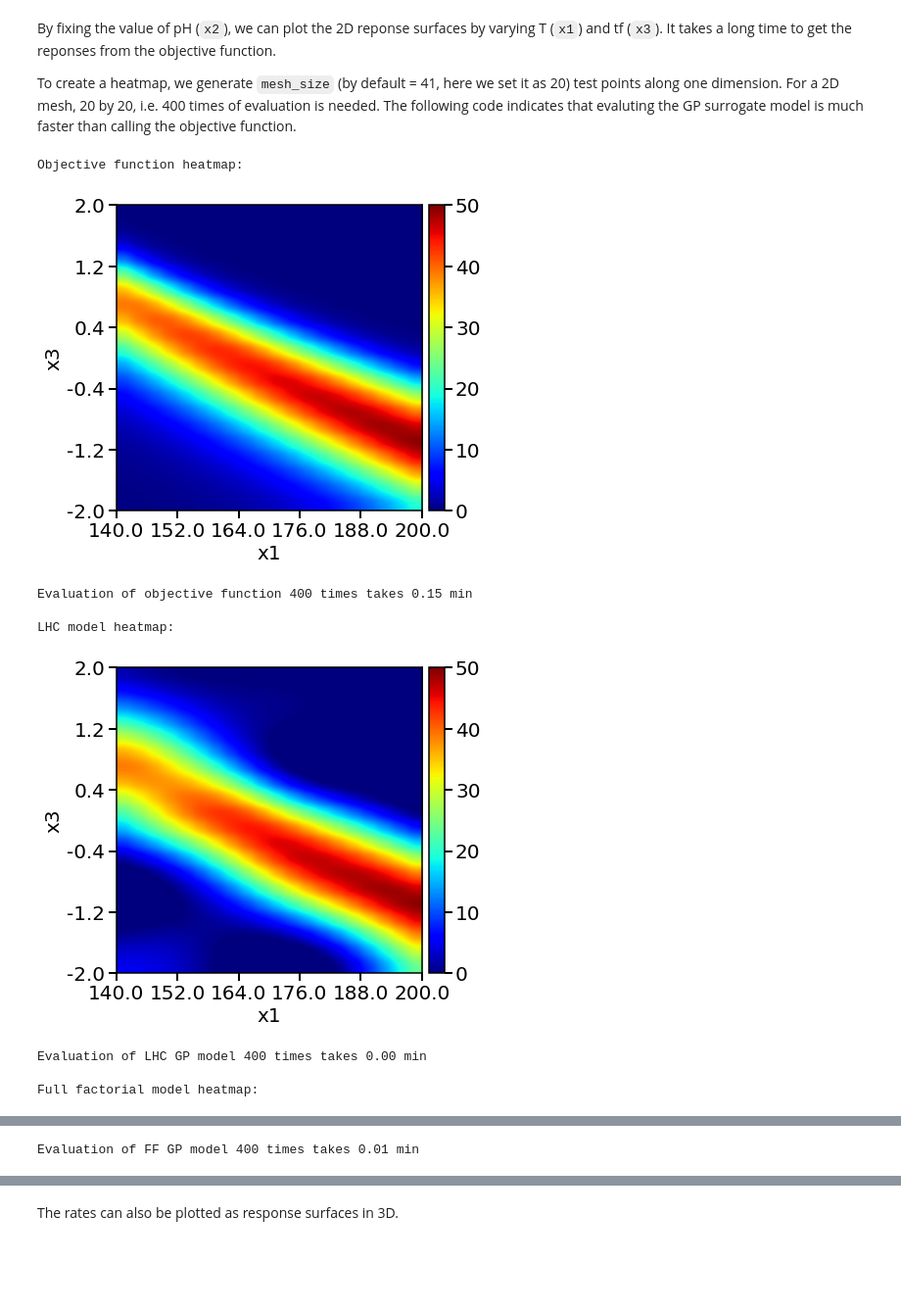
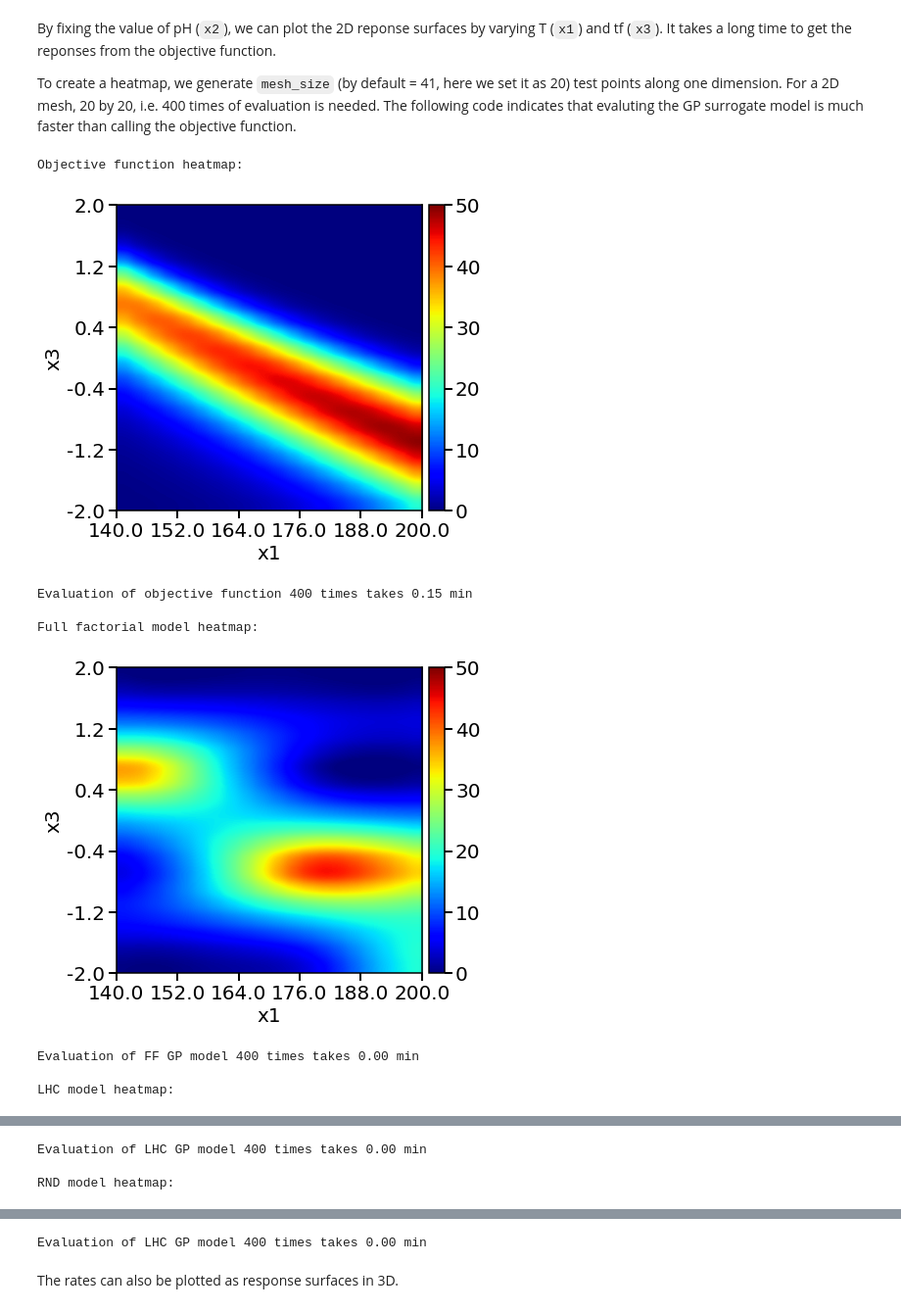
Before and after one commit to VlachosGroup/nextorch, a Jupyter notebook: docs/source/examples/05_PFR_yield.ipynb, the cells around one changed output, grey strips where cells are left out. Shown at 98% size. Cells and saved outputs as stored; diff of their text form; code cells hidden in the pictures; blank space fills up the shorter version.

```diff
--- a/docs/source/examples/05_PFR_yield.ipynb
+++ b/docs/source/examples/05_PFR_yield.ipynb
@@ -156,7 +164,7 @@ We will train two GP models. Some progress status will be printed out.
 # Set its name, the files will be saved under the folder with the same name
 Exp_ff = bo.Experiment('PFR_yield_ff')
 # Import the initial data
-Exp_ff.input_data(X_init_ff, Y_init_ff, X_ranges = X_ranges, unit_flag = True)
+Exp_ff.input_data(X_ff, Y_ff, X_ranges = X_ranges, unit_flag = True)
 # Set the optimization specifications
 # here we set the objective function, minimization by default
 Exp_ff.set_optim_specs(objective_func = objective_func,
@@ -171,4 +179,14 @@ Exp_lhc.input_data(X_init_lhc, Y_init_lhc, X_ranges = X_ranges, unit_flag = True
 # here we set the objective function, minimization by default
 Exp_lhc.set_optim_specs(objective_func = objective_func,
                         maximize =  True)
+
+
+# Set its name, the files will be saved under the folder with the same name
+Exp_rnd = bo.Experiment('PFR_yield_rnd')
+# Import the initial data
+Exp_rnd.input_data(X_rnd, Y_rnd, X_ranges = X_ranges, unit_flag = True)
+# Set the optimization specifications
+# here we set the objective function, minimization by default
+Exp_rnd.set_optim_specs(objective_func = objective_func,
+                        maximize =  True)
 # %% [output]
@@ -185,7 +209,7 @@ We perform 115 more Bayesian Optimization trials for the LHC design using the de
 # %%
 #%% Optimization loop
 # Set the number of iterations
-n_trials_lhc = n_ff - n_init_lhc
+n_trials_lhc = n_total - n_init_lhc
 for i in range(n_trials_lhc):
     # Generate the next experiment point
     X_new, X_new_real, acq_func = Exp_lhc.generate_next_point()
@@ -260,39 +285,53 @@ plotting.objective_heatmap(objective_func,
                           X_ranges,
                           Y_real_range = Y_plot_range,
                           x_indices = x_indices,
                           fixed_values_real = x2_fixed_real,
                           mesh_size = mesh_size)
 end_time = time.time()
 print('Evaluation of objective function {} times takes {:.2f} min\n'.format(n_test, (end_time-start_time)/60))
 
+
+# full factorial heatmap
+print('Full factorial model heatmap: ')
+start_time = time.time()
+plotting.response_heatmap_exp(Exp_ff,
+                              Y_real_range = Y_plot_range,
+                              x_indices = x_indices,
+                              fixed_values_real = x2_fixed_real,
+                              mesh_size = mesh_size)
+end_time = time.time()
+print('Evaluation of FF GP model {} times takes {:.2f} min\n'.format(n_test, (end_time-start_time)/60))
+
+
 # LHC heatmap
 print('LHC model heatmap: ')
 start_time = time.time()
 plotting.response_heatmap_exp(Exp_lhc,
                               Y_real_range = Y_plot_range,
                               x_indices = x_indices,
                               fixed_values_real = x2_fixed_real,
                               mesh_size = mesh_size)
 end_time = time.time()
 print('Evaluation of LHC GP model {} times takes {:.2f} min\n'.format(n_test, (end_time-start_time)/60))
 
-# full factorial heatmap
-print('Full factorial model heatmap: ')
+
+# random sampling heatmap
+print('RND model heatmap: ')
 start_time = time.time()
-plotting.response_heatmap_exp(Exp_ff,
+plotting.response_heatmap_exp(Exp_rnd,
                               Y_real_range = Y_plot_range,
                               x_indices = x_indices,
                               fixed_values_real = x2_fixed_real,
                               mesh_size = mesh_size)
 end_time = time.time()
-print('Evaluation of FF GP model {} times takes {:.2f} min\n'.format(n_test, (end_time-start_time)/60))
+print('Evaluation of LHC GP model {} times takes {:.2f} min\n'.format(n_test, (end_time-start_time)/60))
 # %% [output]
 Objective function heatmap:
 [figure]
 Evaluation of objective function 400 times takes 0.15 min
 
-LHC model heatmap:
+Full factorial model heatmap:
-[figure, old version]
+[figure, new version]
-Evaluation of LHC GP model 400 times takes 0.00 min
+Evaluation of FF GP model 400 times takes 0.00 min
 
-Full factorial model heatmap:
+LHC model heatmap:
@@ -300 +339,3 @@ Full factorial model heatmap:
-Evaluation of FF GP model 400 times takes 0.01 min
+Evaluation of LHC GP model 400 times takes 0.00 min
+
+RND model heatmap:
@@ -301,3 +343,4 @@ Evaluation of FF GP model 400 times takes 0.01 min
+Evaluation of LHC GP model 400 times takes 0.00 min
 # %% [markdown]
 The rates can also be plotted as response surfaces in 3D.
 # %%
```
Also changed, not shown: parts of 13 cells of this notebook, 1 other file.
